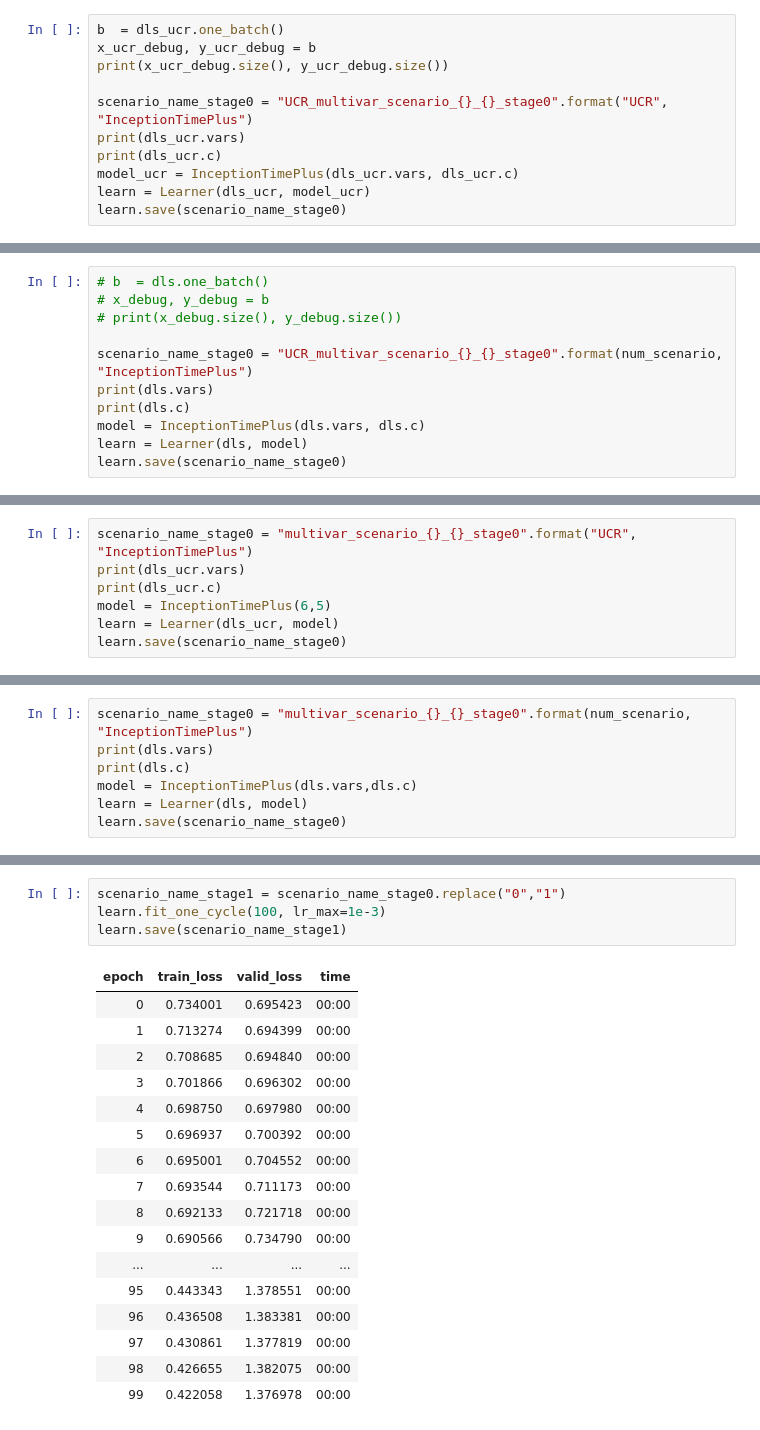
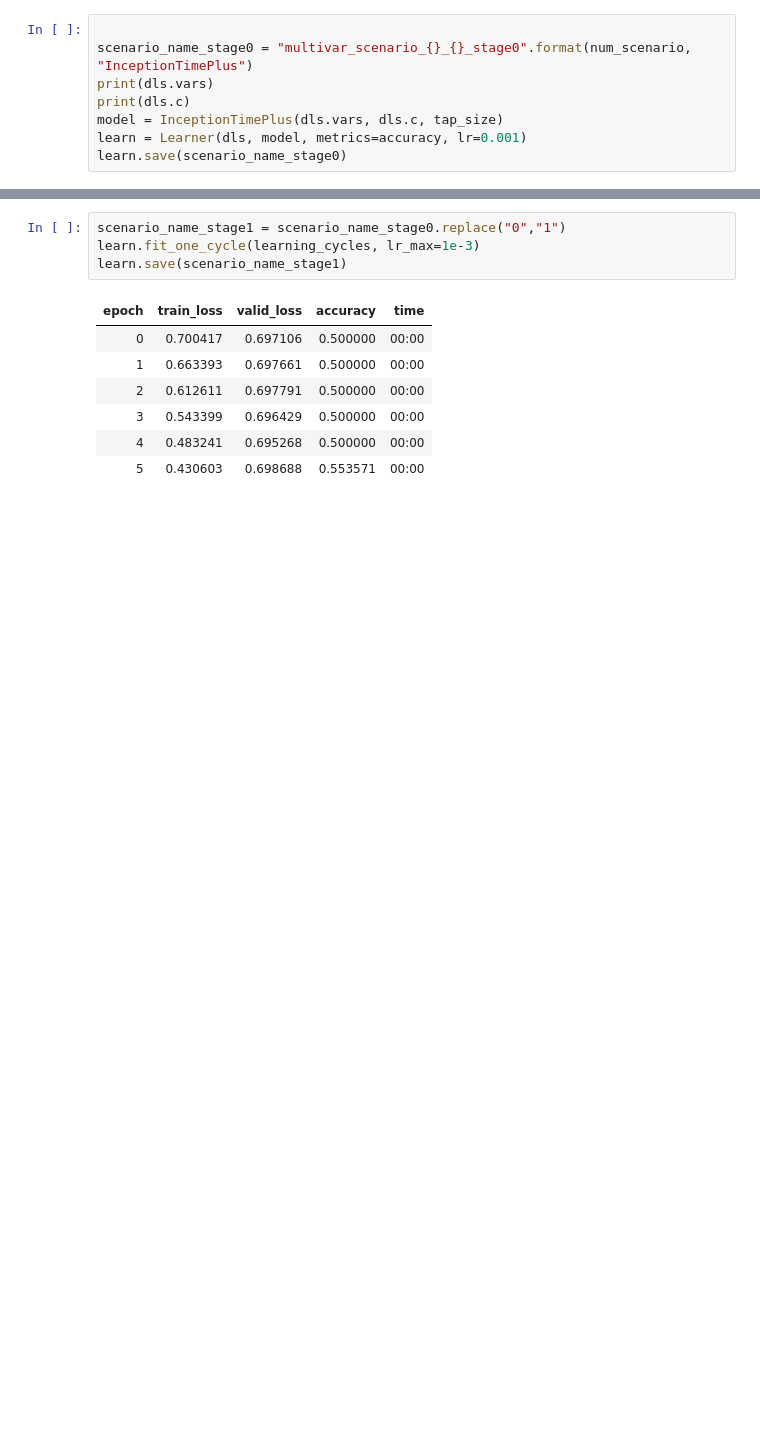
Before and after one commit to a-ludwig/smart_hans, a Jupyter notebook: Machine_learning/tsai_with_real_data_multivariate.ipynb, the cells around one changed output, grey strips where cells are left out. Saved outputs shown, nothing was run; the diff lists cells and outputs as text; blank space fills up the shorter version.

```diff
--- a/Machine_learning/tsai_with_real_data_multivariate.ipynb
+++ b/Machine_learning/tsai_with_real_data_multivariate.ipynb
@@ -170,12 +108,9 @@ TypeError: __init__() got an unexpected keyword argument 'item_tfs'
 # %%
-b  = dls_ucr.one_batch()
-x_ucr_debug, y_ucr_debug = b
-print(x_ucr_debug.size(), y_ucr_debug.size())
 
-scenario_name_stage0 = "UCR_multivar_scenario_{}_{}_stage0".format("UCR", "InceptionTimePlus")
-print(dls_ucr.vars)
-print(dls_ucr.c)
-model_ucr = InceptionTimePlus(dls_ucr.vars, dls_ucr.c)
-learn = Learner(dls_ucr, model_ucr)
+scenario_name_stage0 = "multivar_scenario_{}_{}_stage0".format(num_scenario, "InceptionTimePlus")
+print(dls.vars)
+print(dls.c)
+model = InceptionTimePlus(dls.vars, dls.c, tap_size)
+learn = Learner(dls, model, metrics=accuracy, lr=0.001)
 learn.save(scenario_name_stage0)
 # %% [output]
@@ -186,11 +119,0 @@ Path('models/UCR_multivar_scenario_UCR_InceptionTimePlus_stage0.pth')
-# %%
-# b  = dls.one_batch()
-# x_debug, y_debug = b
-# print(x_debug.size(), y_debug.size())
-
-scenario_name_stage0 = "UCR_multivar_scenario_{}_{}_stage0".format(num_scenario, "InceptionTimePlus")
-print(dls.vars)
-print(dls.c)
-model = InceptionTimePlus(dls.vars, dls.c)
-learn = Learner(dls, model)
-learn.save(scenario_name_stage0)
@@ -201,7 +119,0 @@ Path('models/UCR_multivar_scenario_3_InceptionTimePlus_stage0.pth')
-# %%
-scenario_name_stage0 = "multivar_scenario_{}_{}_stage0".format("UCR", "InceptionTimePlus")
-print(dls_ucr.vars)
-print(dls_ucr.c)
-model = InceptionTimePlus(6,5)
-learn = Learner(dls_ucr, model)
-learn.save(scenario_name_stage0)
@@ -210,7 +119,0 @@ NameError: name 'dls_ucr' is not defined
-# %%
-scenario_name_stage0 = "multivar_scenario_{}_{}_stage0".format(num_scenario, "InceptionTimePlus")
-print(dls.vars)
-print(dls.c)
-model = InceptionTimePlus(dls.vars,dls.c)
-learn = Learner(dls, model)
-learn.save(scenario_name_stage0)
@@ -230,25 +128,15 @@ done
 # %%
 scenario_name_stage1 = scenario_name_stage0.replace("0","1")
-learn.fit_one_cycle(100, lr_max=1e-3)
+learn.fit_one_cycle(learning_cycles, lr_max=1e-3)
 learn.save(scenario_name_stage1)
 # %% [output]
-| epoch | train_loss | valid_loss | time |
-| 0 | 0.734001 | 0.695423 | 00:00 |
-| 1 | 0.713274 | 0.694399 | 00:00 |
-| 2 | 0.708685 | 0.694840 | 00:00 |
-| 3 | 0.701866 | 0.696302 | 00:00 |
-| 4 | 0.698750 | 0.697980 | 00:00 |
-| 5 | 0.696937 | 0.700392 | 00:00 |
-| 6 | 0.695001 | 0.704552 | 00:00 |
-| 7 | 0.693544 | 0.711173 | 00:00 |
-| 8 | 0.692133 | 0.721718 | 00:00 |
-| 9 | 0.690566 | 0.734790 | 00:00 |
-| ... | ... | ... | ... |
-| 95 | 0.443343 | 1.378551 | 00:00 |
-| 96 | 0.436508 | 1.383381 | 00:00 |
-| 97 | 0.430861 | 1.377819 | 00:00 |
-| 98 | 0.426655 | 1.382075 | 00:00 |
-| 99 | 0.422058 | 1.376978 | 00:00 |
+| epoch | train_loss | valid_loss | accuracy | time |
+| 0 | 0.700417 | 0.697106 | 0.500000 | 00:00 |
+| 1 | 0.663393 | 0.697661 | 0.500000 | 00:00 |
+| 2 | 0.612611 | 0.697791 | 0.500000 | 00:00 |
+| 3 | 0.543399 | 0.696429 | 0.500000 | 00:00 |
+| 4 | 0.483241 | 0.695268 | 0.500000 | 00:00 |
+| 5 | 0.430603 | 0.698688 | 0.553571 | 00:00 |
 Path('models/multivar_scenario_3_InceptionTimePlus_stage1.pth')
 # %%
 learn.recorder.plot_metrics()
```
Also changed, not shown: parts of 14 cells of this notebook, 1 other file.
